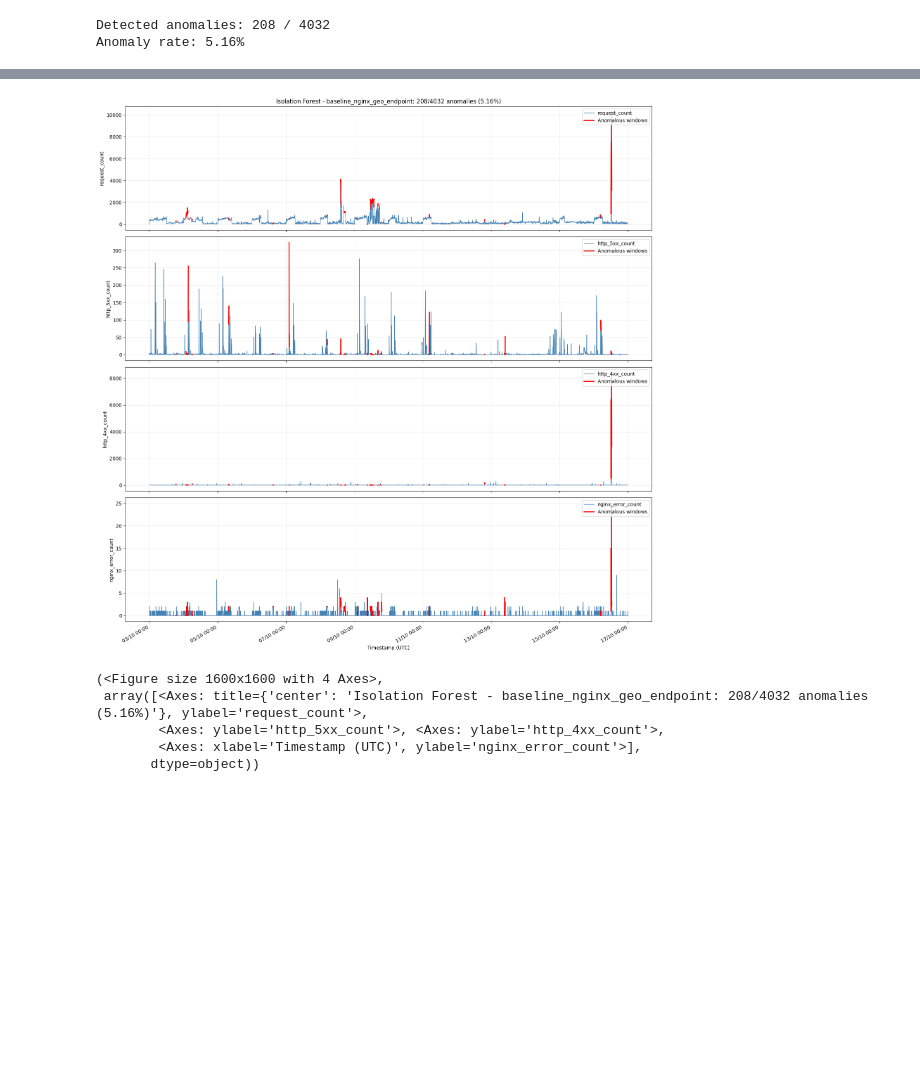
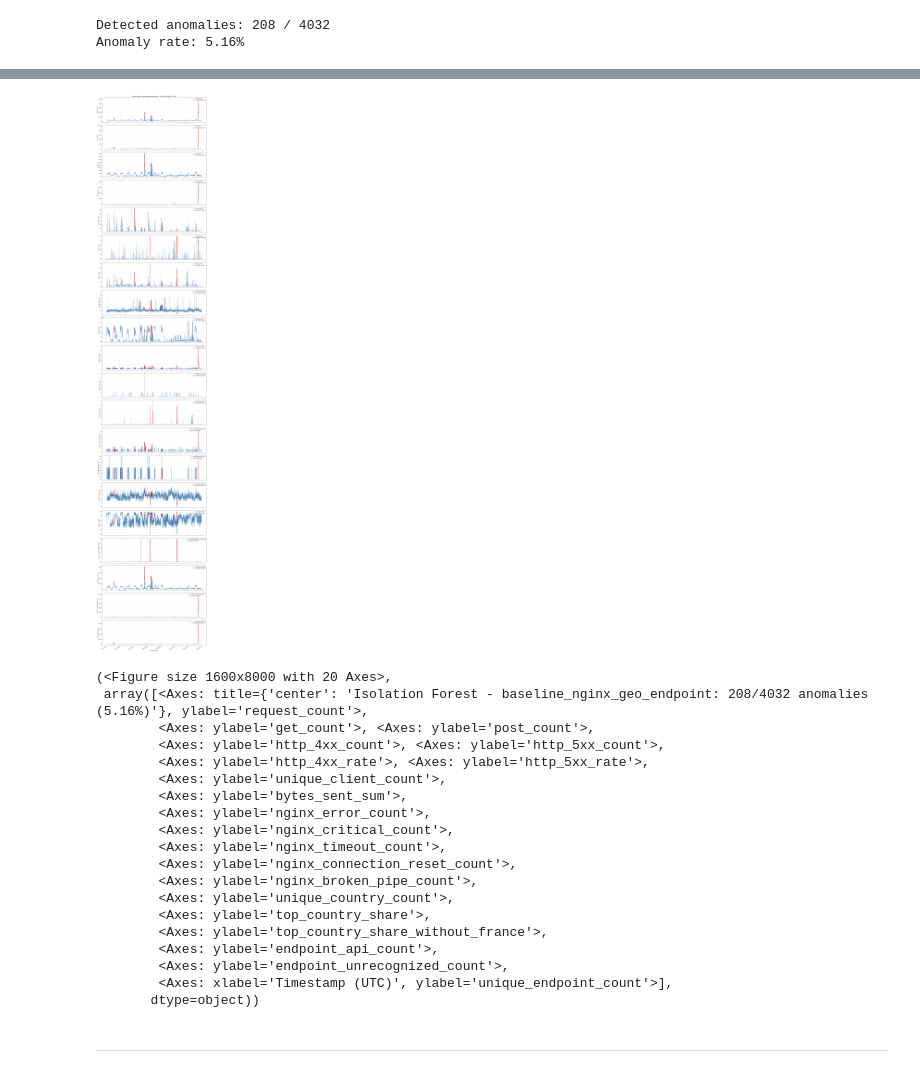
Before and after one commit to astrolabsoftware/fink-api-anomaly-detection, a Jupyter notebook: notebooks/05_isoforest_model.ipynb, the cells around one changed output, grey strips where cells are left out. Cells and saved outputs as stored; diff of their text form; code cells hidden in the pictures; blank space fills up the shorter version.

```diff
--- a/notebooks/05_isoforest_model.ipynb
+++ b/notebooks/05_isoforest_model.ipynb
@@ -396,15 +403,32 @@ Anomaly rate: 5.16%
 # %%
+
 plot_anomaly_features(
     eval_results=results_full,
     feature_name="baseline_nginx_geo_endpoint",
     features_df=features_df,
     eval_index=features_df.index, # plot on all train period
-    features_to_plot=["request_count","http_5xx_count", "http_4xx_count", "nginx_error_count"]
+    features_to_plot=X_full.columns # plot all features
 )
 # %% [output]
-[figure, old version]
+[figure, new version]
-(<Figure size 1600x1600 with 4 Axes>,
+(<Figure size 1600x8000 with 20 Axes>,
  array([<Axes: title={'center': 'Isolation Forest - baseline_nginx_geo_endpoint: 208/4032 anomalies (5.16%)'}, ylabel='request_count'>,
-        <Axes: ylabel='http_5xx_count'>, <Axes: ylabel='http_4xx_count'>,
-        <Axes: xlabel='Timestamp (UTC)', ylabel='nginx_error_count'>],
+        <Axes: ylabel='get_count'>, <Axes: ylabel='post_count'>,
+        <Axes: ylabel='http_4xx_count'>, <Axes: ylabel='http_5xx_count'>,
+        <Axes: ylabel='http_4xx_rate'>, <Axes: ylabel='http_5xx_rate'>,
+        <Axes: ylabel='unique_client_count'>,
+        <Axes: ylabel='bytes_sent_sum'>,
+        <Axes: ylabel='nginx_error_count'>,
+        <Axes: ylabel='nginx_critical_count'>,
+        <Axes: ylabel='nginx_timeout_count'>,
+        <Axes: ylabel='nginx_connection_reset_count'>,
+        <Axes: ylabel='nginx_broken_pipe_count'>,
+        <Axes: ylabel='unique_country_count'>,
+        <Axes: ylabel='top_country_share'>,
+        <Axes: ylabel='top_country_share_without_france'>,
+        <Axes: ylabel='endpoint_api_count'>,
+        <Axes: ylabel='endpoint_unrecognized_count'>,
+        <Axes: xlabel='Timestamp (UTC)', ylabel='unique_endpoint_count'>],
        dtype=object))
+# %% [markdown]
+---
```
Also changed, not shown: parts of 5 cells of this notebook.
